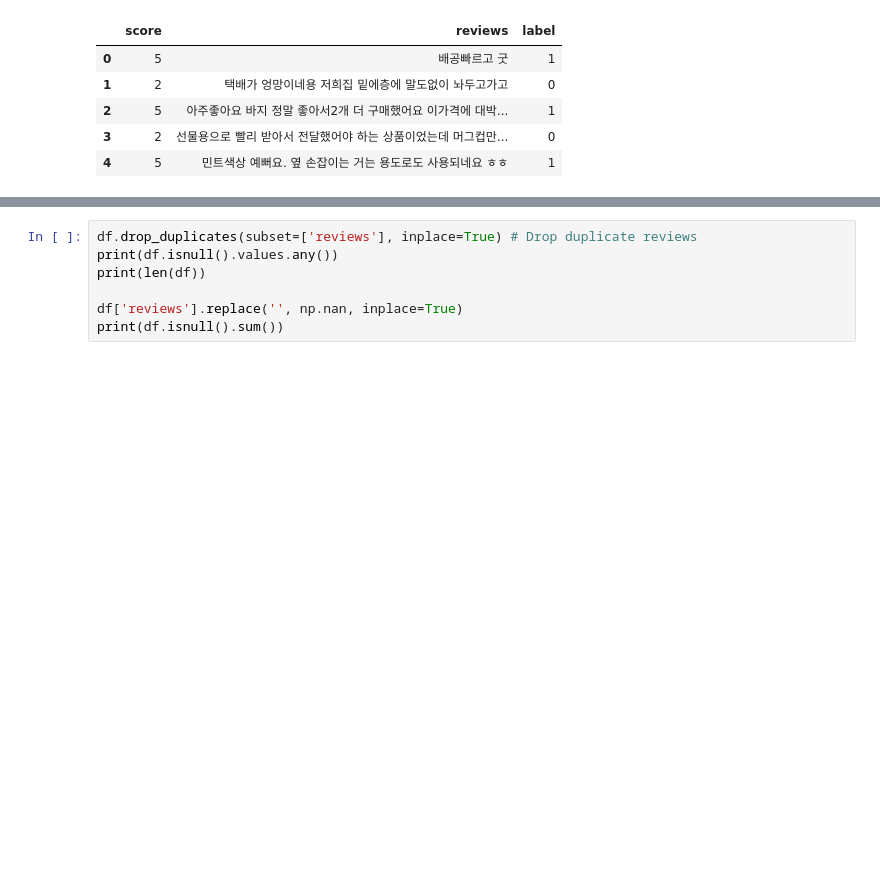
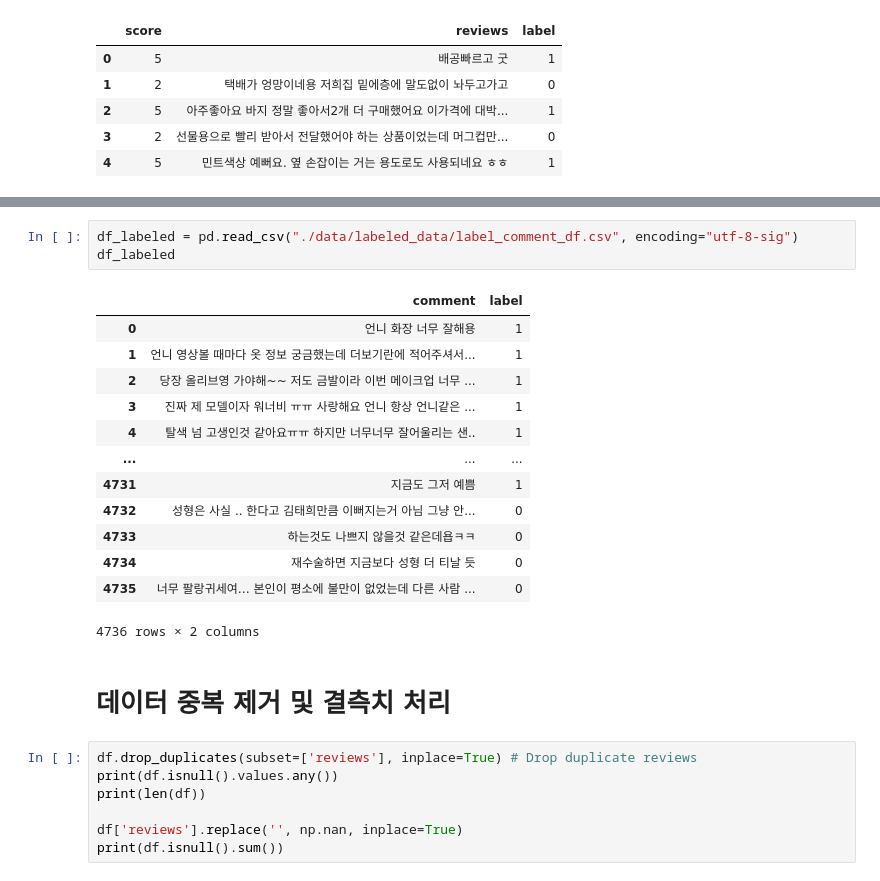
Before and after one commit to scnelMG/Samsungfire_Risk_Management, a Jupyter notebook: 감성분석_LSTM.ipynb, the cells around one changed output, grey strips where cells are left out. Drawn from its saved outputs; the diff is of its cells as text; blank space fills up the shorter version.

```diff
--- a/감성분석_LSTM.ipynb
+++ b/감성분석_LSTM.ipynb
@@ -43,3 +62,22 @@ df.head()
+# %%
+df_labeled = pd.read_csv("./data/labeled_data/label_comment_df.csv", encoding="utf-8-sig")
+df_labeled
+# %% [output]
+|  | comment | label |
+| 0 | 언니 화장 너무 잘해용 | 1 |
+| 1 | 언니 영상볼 때마다 옷 정보 궁금했는데 더보기란에 적어주셔서... | 1 |
+| 2 | 당장 올리브영 가야해~~ 저도 금발이라 이번 메이크업 너무 ... | 1 |
+| 3 | 진짜 제 모델이자 워너비 ㅠㅠ 사랑해요 언니 항상 언니같은 ... | 1 |
+| 4 | 탈색 넘 고생인것 같아요ㅠㅠ 하지만 너무너무 잘어울리는 샌.. | 1 |
+| ... | ... | ... |
+| 4731 | 지금도 그저 예쁨 | 1 |
+| 4732 | 성형은 사실 .. 한다고 김태희만큼 이뻐지는거 아님 그냥 안... | 0 |
+| 4733 | 하는것도 나쁘지 않을것 같은데욥ㅋㅋ | 0 |
+| 4734 | 재수술하면 지금보다 성형 더 티날 듯 | 0 |
+| 4735 | 너무 팔랑귀세여… 본인이 평소에 불만이 없었는데 다른 사람 ... | 0 |
+4736 rows × 2 columns
+# %% [markdown]
+# 데이터 중복 제거 및 결측치 처리
 # %%
 df.drop_duplicates(subset=['reviews'], inplace=True) # Drop duplicate reviews
 print(df.isnull().values.any())
```
Also changed, not shown: parts of 22 cells of this notebook, 1 other file.
